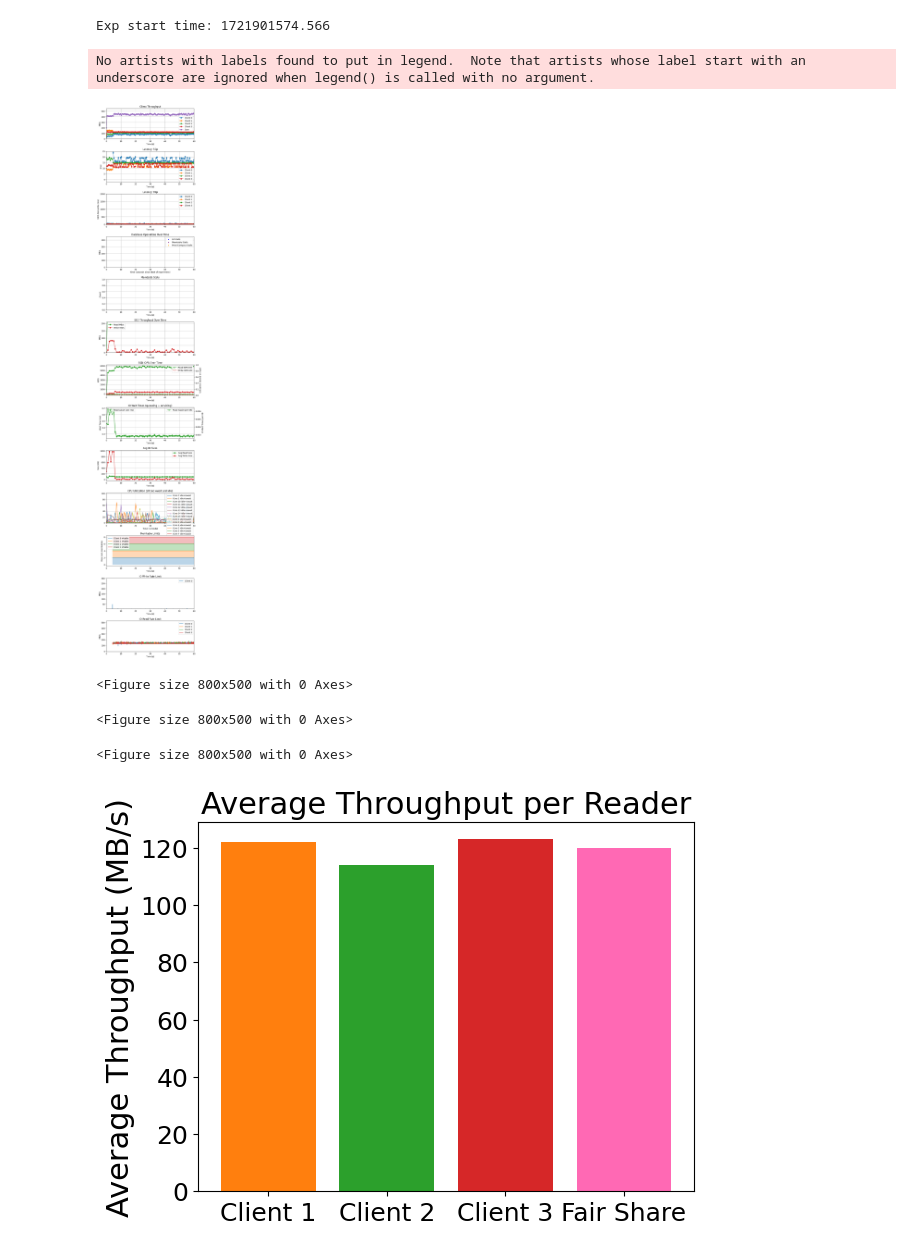
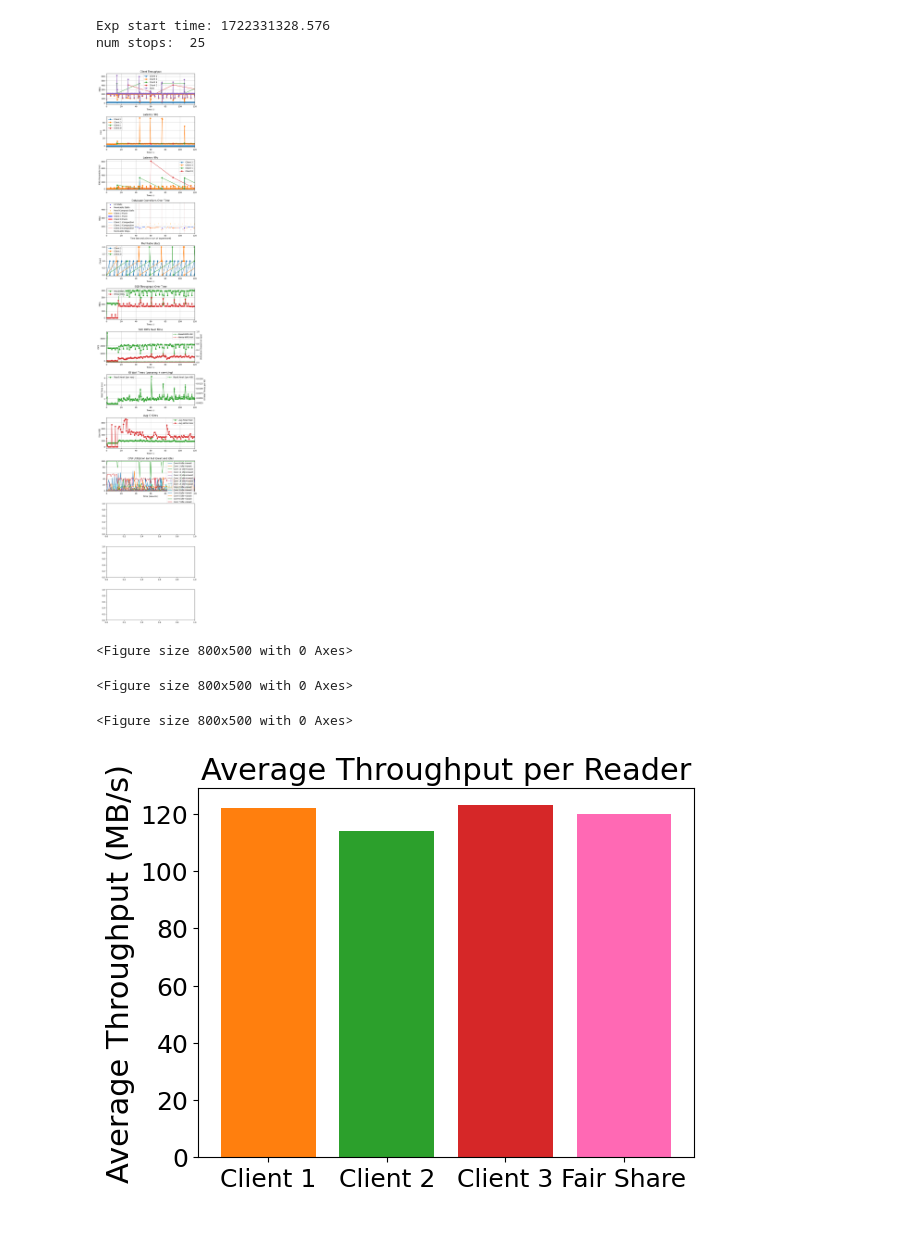
Before and after one commit to tyler-griggs/YCSB-cpp, a Jupyter notebook: analysis.ipynb, the cells around one changed output. Cells and saved outputs as stored; diff of their text form; code cells hidden in the pictures.

```diff
--- a/analysis.ipynb
+++ b/analysis.ipynb
@@ -73,7 +73,7 @@ def plot_client_results(output_file, axs, xlim):
         axs[fig_loc[0]].set_ylabel(ylabel)
         axs[fig_loc[0]].legend()
         axs[fig_loc[0]].grid(True)
-        axs[fig_loc[0]].set_ylim(-2, ylim)
+        # axs[fig_loc[0]].set_ylim(-2, ylim)
 
     # Plotting each metric
     plot_metric('Tput', 'Client Throughput', 'MB/s', (0, 0), 550)
@@ -136,13 +136,13 @@ def plot_memtable_stats(output_file, axs, start_time, xlim, fig_loc):
             # Ignore initial memtable init.
             # ax.plot(time_points, data_points, marker='o', label=f'{cf_name}', color=colors[idx])
             if cf_name == 'default':
+                label = 'Client 0'
+            elif cf_name == 'cf2':
                 label = 'Client 1'
-            elif cf_name == 'cf2':
+            elif cf_name == 'cf3':
                 label = 'Client 2'
-            elif cf_name == 'cf3':
+            elif cf_name == 'cf4':
                 label = 'Client 3'
-            elif cf_name == 'cf4':
-                label = 'Client 4'
             ax.plot(time_points, data_points, marker='o', label=f'{label}')
             with open(output_file, 'a') as outfile:
                 outfile.write(f"cf-{cf_name}:metric-{metric}\n")
@@ -555,7 +559,7 @@ def plot_overall_tputs(output_file, axs, start_time_shift, xlim, fig_loc):
   axs[fig_loc[0]].set_xlabel('Time (s)')
   axs[fig_loc[0]].set_ylabel('MB/s')
   axs[fig_loc[0]].set_xlim(xlim)
-  axs[fig_loc[0]].set_ylim(0, 210)
+  # axs[fig_loc[0]].set_ylim(0, 520)
   axs[fig_loc[0]].legend(loc='upper left')
   axs[fig_loc[0]].grid(True)
 
@@ -820,34 +824,34 @@ def plot_rsched_stats(output_file, axs, start_time_s, xlim, fig_loc):
 # %%
 import time
 
 def generate_plots(xlim, output_file):
   _, axs = plt.subplots(13, 1, figsize=(8, 50))
   plt.subplots_adjust(hspace=0.4)
   start_time_s = plot_client_results(output_file, axs, xlim)
   plot_rocksdb_events(output_file, axs, start_time_s, xlim, (3,0))
   plot_memtable_stats(output_file, axs, start_time_s, xlim, (4,0))
 
   start_time_shift = 0
   plot_overall_tputs(output_file, axs, start_time_shift, xlim, (5,0))
   plot_overall_iops(output_file, axs, start_time_shift, xlim, (6,0))
   plot_io_waittimes(output_file, axs, start_time_shift, xlim, (7,0))
   plot_io_reqsize(output_file, axs, start_time_shift, xlim, (8,0))
   plot_cpu_util(output_file, axs, start_time_shift, xlim, (9,0))
 
   # plot_level_stats(output_file, axs, (10, 0))
-  plot_rsched_stats(output_file, axs, start_time_s, xlim, (10, 11, 12))
+  # plot_rsched_stats(output_file, axs, start_time_s, xlim, (10, 11, 12))
   plt.show()
 
-xlim = (0, 60)
+xlim = (0, 120)
 output_file = "results/timeseries_" + str(int(time.time())) + ".txt"
 generate_plots(xlim, output_file)
 # %% [output]
-Exp start time: 1721901574.566
+Exp start time: 1722331328.576
+num stops:  25
+[figure, new version]
-No artists with labels found to put in legend.  Note that artists whose label start with an underscore are ignored when legend() is called with no argument.
+<Figure size 800x500 with 0 Axes>
-[figure, old version]
 <Figure size 800x500 with 0 Axes>
 <Figure size 800x500 with 0 Axes>
-<Figure size 800x500 with 0 Axes>
 # %%
 import matplotlib.pyplot as plt
 
```
Also changed, not shown: parts of 7 cells of this notebook.
